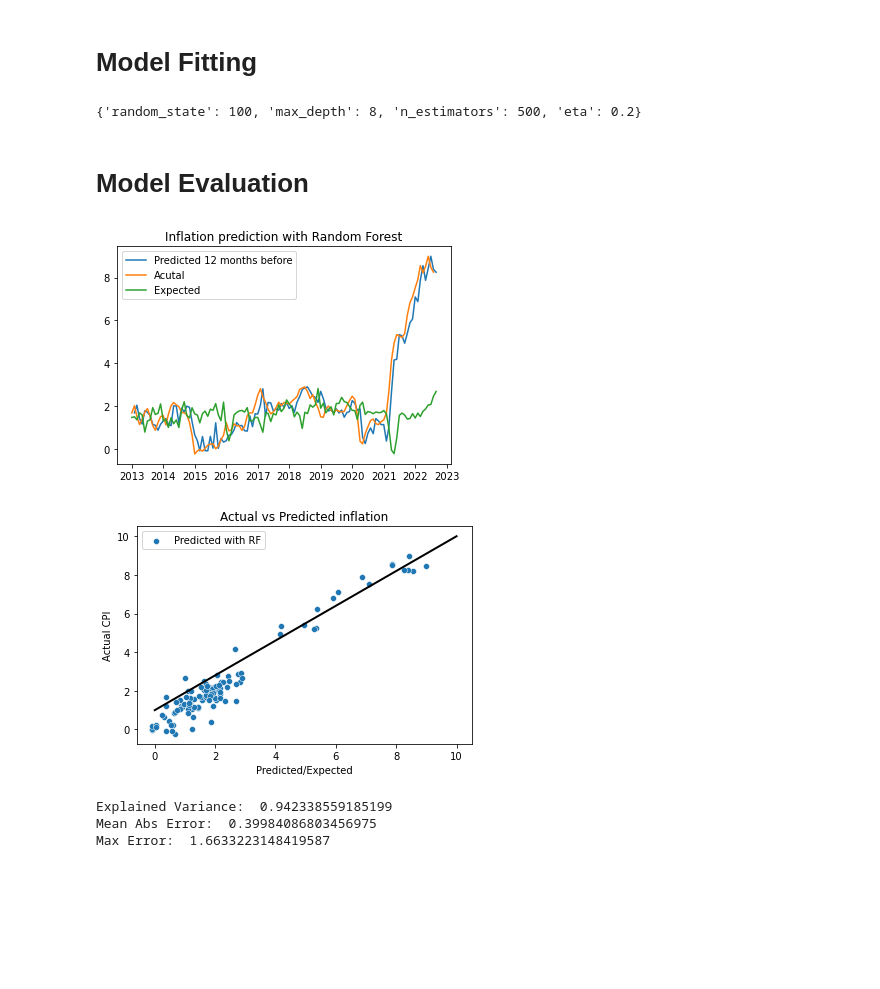
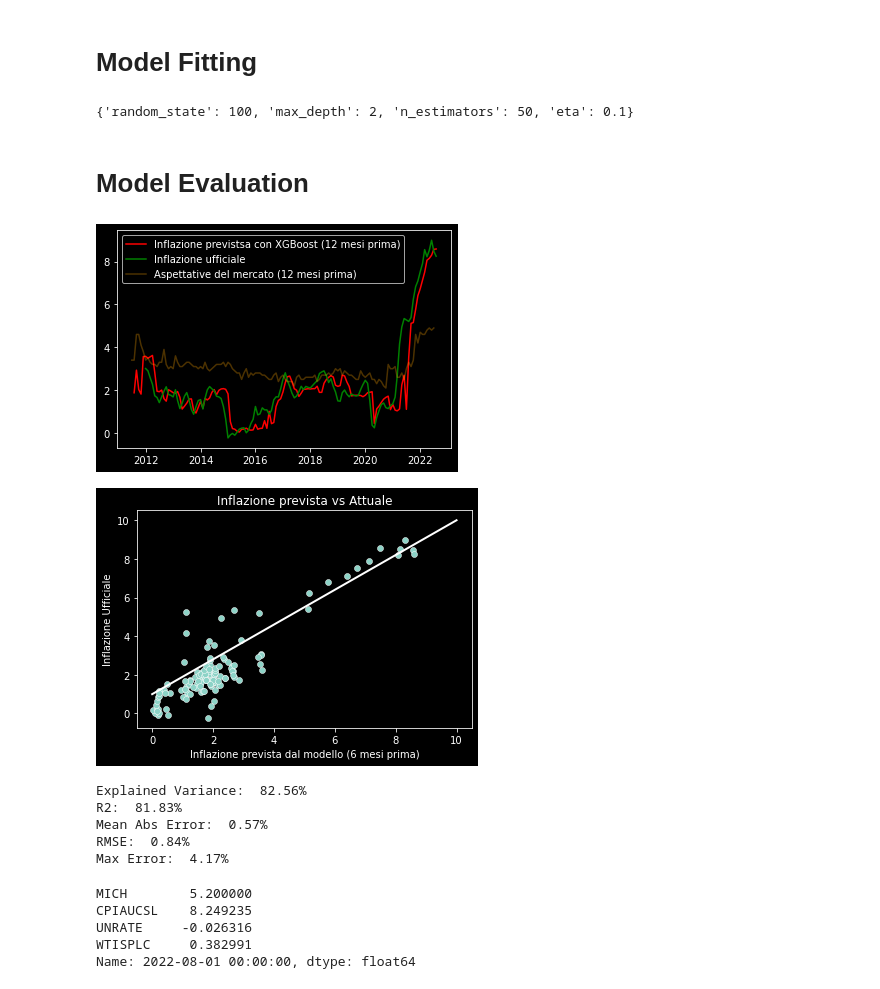
Before and after one commit to enexqnt/quantallocation, a Jupyter notebook: Inflation XGBoost.ipynb, the cells around one changed output. Cells and saved outputs as stored; diff of their text form; code cells hidden in the pictures; blank space fills up the shorter version.

```diff
--- a/Inflation XGBoost.ipynb
+++ b/Inflation XGBoost.ipynb
@@ -115,5 +116,5 @@ df
 # %%
-split_date='2011-01-01'
+split_date='2010-01-01'
 df_train=df[df.index < split_date]
 df_test=df[df.index > split_date]
 split_date=df_train.index[-1]
@@ -131,12 +137,13 @@ sns.pairplot(data=df_train,x_vars=df.columns[:-1],y_vars=df.columns[-1])
 from xgboost import  XGBRegressor
 # %%
 import itertools
-parameters={'random_state': [100],'max_depth': [3,5,6,8],'n_estimators': [100,200,300,500],'eta':[0.1,0.2,0.3]}
+parameters={'random_state': [100],'max_depth': [2,4,6,8],'n_estimators': [50,100,200,300],'eta':[0.1,0.2,0.3]}
 parameters_=list((dict(zip(parameters, x)) for x in itertools.product(*parameters.values())))
 # %%
 from sklearn.model_selection import TimeSeriesSplit
 from sklearn.metrics import explained_variance_score
 
+from sklearn.metrics import r2_score
 
 acc=[]
 accuracy=[]
@@ -151,24 +158,24 @@ for param in parameters_:
         y_binary = model.predict(X_test)
 
         # scoring
-        acc.append(explained_variance_score(y_test,y_binary))
+        acc.append(r2_score(y_test,y_binary))
     accuracy.append(np.mean(acc))
 
 best_param = parameters_[np.argmax(accuracy)]
 best_param
 # %% [output]
-{'random_state': 100, 'max_depth': 8, 'n_estimators': 500, 'eta': 0.2}
+{'random_state': 100, 'max_depth': 2, 'n_estimators': 50, 'eta': 0.1}
 # %% [markdown]
 # Model Evaluation
 # %%
 X,y=df_test.iloc[:,:-1],df_test.iloc[:,-1]
 predicted=[]
 roll=12
-for i in range(roll,len(df_test)-forecast_windows):
+for i in range(roll+forecast_windows,len(df_test)):
     model = XGBRegressor(**best_param)
 
-    X_fit = X.iloc[i-roll:i]
-    y_fit = y.iloc[i-roll:i]
+    X_fit = X.iloc[i-roll-forecast_windows:i-forecast_windows]
+    y_fit = y.iloc[i-roll-forecast_windows:i-forecast_windows]
 
     model = model.fit(X_fit, y_fit)
 
@@ -177,39 +184,48 @@ for i in range(roll,len(df_test)-forecast_windows):
     predicted.append(y_pred)
 # %%
 predicted_df=pd.DataFrame(predicted,index=df_test.iloc[forecast_windows+roll:].index)
-plt.plot(predicted_df,label='Predicted 12 months before')
-plt.plot(inflation['2013':],label='Acutal')
-plt.plot(expected['2012':].shift(12),label='Expected')
-plt.title('Inflation prediction with Random Forest')
+plt.plot(predicted_df,label='Inflazione previstsa con XGBoost (12 mesi prima)',color='red')
+plt.plot(inflation['2012':],label='Inflazione ufficiale',color='green')
+plt.plot(expected['2011':].shift(forecast_windows),label='Aspettative del mercato (12 mesi prima)',alpha=0.3,color='orange')
 plt.legend()
 plt.show()
 # %% [output]
-[figure, old version]
+[figure, new version]
 # %%
 df['CORESTICKM159SFRBATL']=inflation
 # %%
 y_actual=df.loc[df_test.index]['CORESTICKM159SFRBATL'].iloc[roll+forecast_windows:].ffill()
 # %%
 #sns.scatterplot(x=expected.loc[df_test.index].iloc[:,0],y=df_test['CORESTICKM159SFRBATL'],label='Market expectation')
-sns.scatterplot(x=predicted_df.iloc[:,0],y=y_actual,label='Predicted with RF')
-plt.plot([0, 10], [1, 10], linewidth=2,color='black')
-plt.xlabel('Predicted/Expected')
-plt.ylabel('Actual CPI')
-plt.legend()
-plt.title('Actual vs Predicted inflation')
+sns.scatterplot(x=predicted_df.iloc[:,0],y=y_actual,label='')
+plt.plot([0, 10], [1, 10], linewidth=2,color='white')
+plt.xlabel('Inflazione prevista dal modello (6 mesi prima)')
+plt.ylabel('Inflazione Ufficiale')
+
+plt.title('Inflazione prevista vs Attuale')
 plt.show()
 # %% [output]
-[figure, old version]
+[figure, new version]
 # %%
-print('Explained Variance: ', explained_variance_score(y_actual,predicted_df))
+print('Explained Variance: ', "{:.2%}".format(explained_variance_score(y_actual,predicted_df)))
+
+from sklearn.metrics import r2_score
+print('R2: ', "{:.2%}".format(r2_score(y_actual,predicted_df)))
+
 from sklearn.metrics import mean_absolute_error
-print('Mean Abs Error: ', mean_absolute_error(y_actual,predicted_df))
+print('Mean Abs Error: ', "{:.2%}".format(mean_absolute_error(y_actual,predicted_df)/100))
+
+from sklearn.metrics import mean_squared_error
+print('RMSE: ', "{:.2%}".format(mean_squared_error(y_actual,predicted_df,squared=False)/100))
+
 from sklearn.metrics import max_error
-print('Max Error: ', max_error(y_actual,predicted_df))
+print('Max Error: ', "{:.2%}".format(max_error(y_actual,predicted_df)/100))
 # %% [output]
-Explained Variance:  0.942338559185199
-Mean Abs Error:  0.39984086803456975
-Max Error:  1.6633223148419587
+Explained Variance:  82.56%
+R2:  81.83%
+Mean Abs Error:  0.57%
+RMSE:  0.84%
+Max Error:  4.17%
 # %%
 model = XGBRegressor(**best_param)
 
@@ -222,3 +238,11 @@ y_pred = model.predict(df.iloc[-forecast_windows:,:-2])
+# %%
+df.iloc[-1,:-2]
+# %% [output]
+MICH        5.200000
+CPIAUCSL    8.249235
+UNRATE     -0.026316
+WTISPLC     0.382991
+Name: 2022-08-01 00:00:00, dtype: float64
 # %%
 pd.DataFrame(model.feature_importances_,X.columns).plot.pie(subplots=True)
 plt.show()
```
Also changed, not shown: parts of 20 cells of this notebook.
